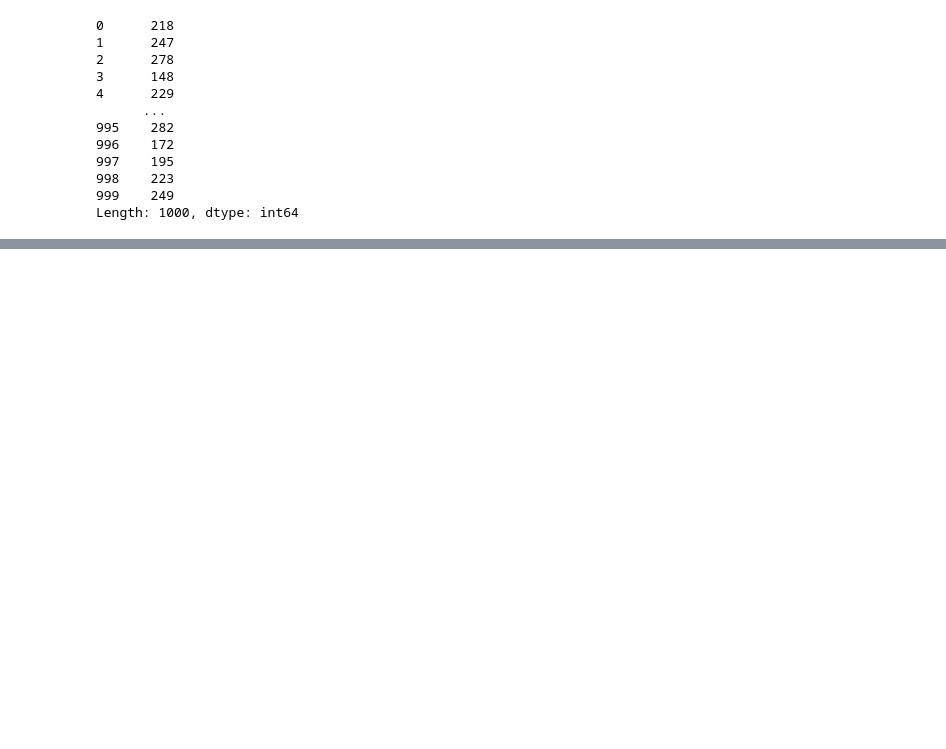
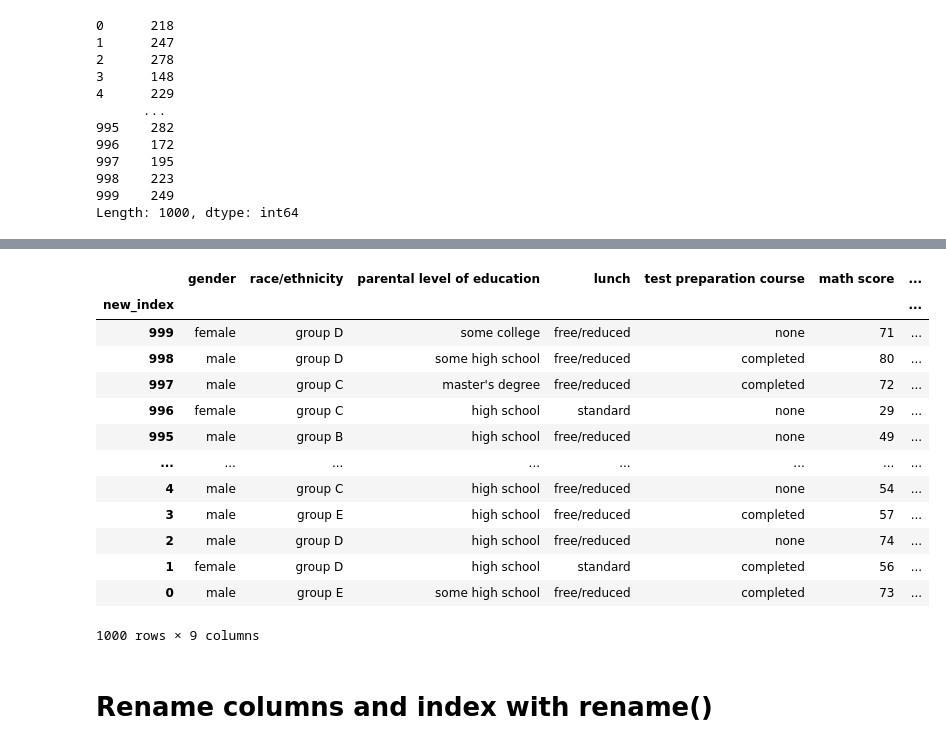
Before and after one commit to Dhinesh-Developer/AI-ML, a Jupyter notebook: pandas pratice/Operations on DataFrame.ipynb, the cells around one changed output, grey strips where cells are left out. Drawn from its saved outputs; the diff is of its cells as text; code cells hidden in the pictures; blank space fills up the shorter version.

```diff
--- a/pandas pratice/Operations on DataFrame.ipynb
+++ b/pandas pratice/Operations on DataFrame.ipynb
@@ -82,0 +336,20 @@ Length: 1000, dtype: int64
+# %%
+# sort descending using index
+df_exams.sort_values(by ='new_index',ascending=False)
+# %% [output]
+|  | gender | race/ethnicity | parental level of education | lunch | test preparation course | math score | ... |
+| new_index |  |  |  |  |  |  | ... |
+| 999 | female | group D | some college | free/reduced | none | 71 | ... |
+| 998 | male | group D | some high school | free/reduced | completed | 80 | ... |
+| 997 | male | group C | master's degree | free/reduced | completed | 72 | ... |
+| 996 | female | group C | high school | standard | none | 29 | ... |
+| 995 | male | group B | high school | free/reduced | none | 49 | ... |
+| ... | ... | ... | ... | ... | ... | ... | ... |
+| 4 | male | group C | high school | free/reduced | none | 54 | ... |
+| 3 | male | group E | high school | free/reduced | completed | 57 | ... |
+| 2 | male | group D | high school | free/reduced | none | 74 | ... |
+| 1 | female | group D | high school | standard | completed | 56 | ... |
+| 0 | male | group E | some high school | free/reduced | completed | 73 | ... |
+1000 rows × 9 columns
+# %% [markdown]
+# Rename columns and index with rename()
```
Also changed, not shown: parts of 36 cells of this notebook, 1 other file.
